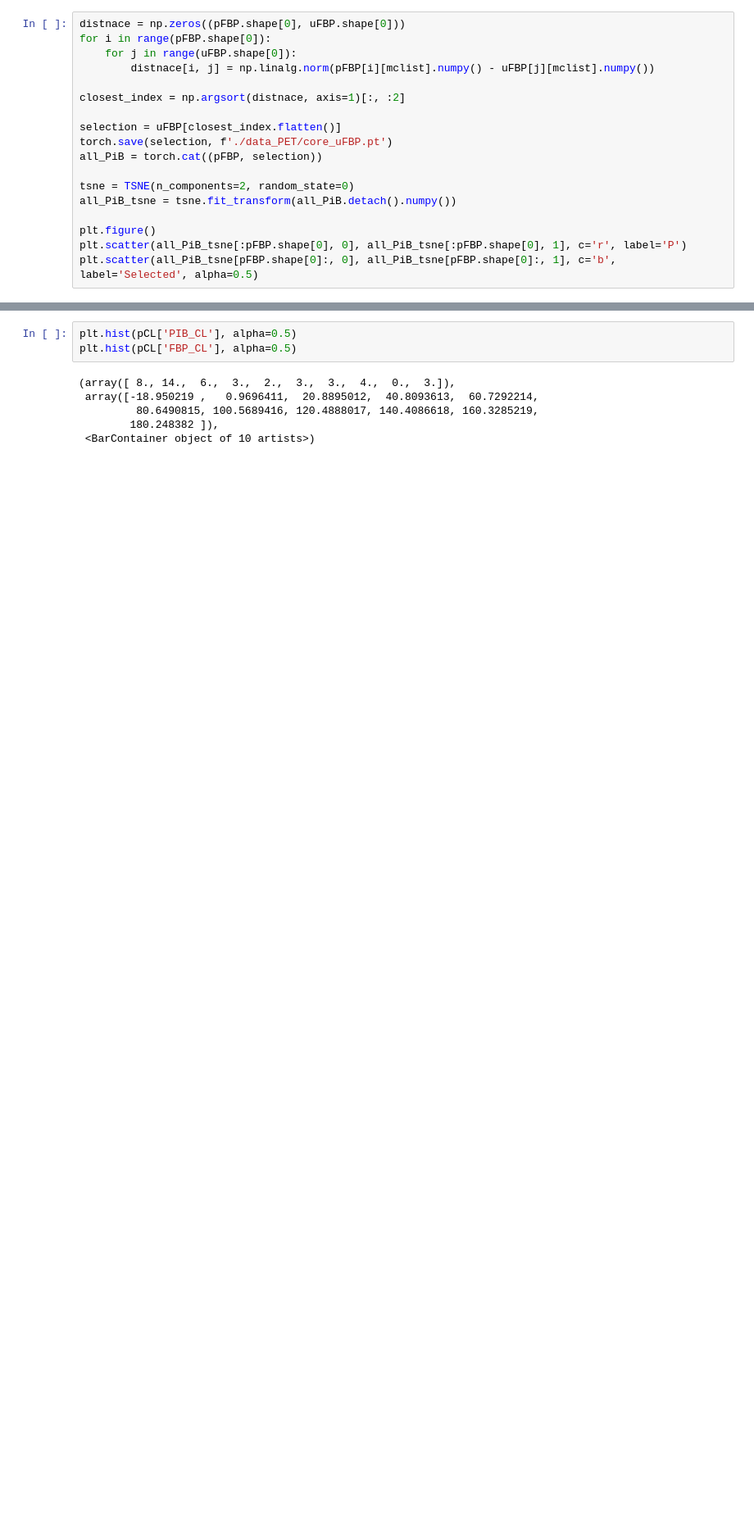
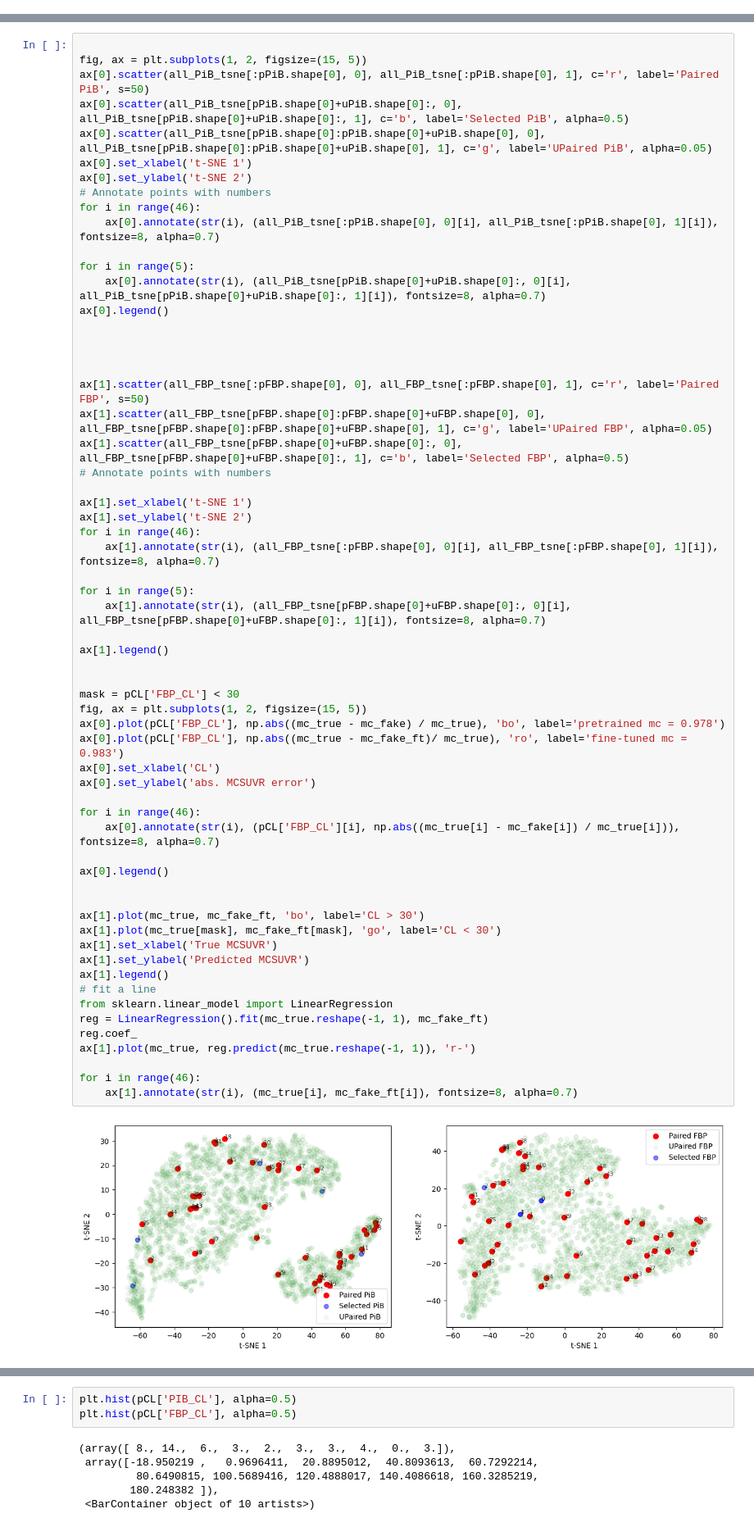
Before and after one commit to SoloChe/PET_cycleGAN, a Jupyter notebook: PET_interpretation.ipynb, the cells around one changed output, grey strips where cells are left out. Shown: that part at 82% size. Saved outputs shown, nothing was run; the diff lists cells and outputs as text; blank space fills up the shorter version.

```diff
--- a/PET_interpretation.ipynb
+++ b/PET_interpretation.ipynb
@@ -187,18 +165,0 @@ plt.scatter(all_PiB_tsne[pPiB.shape[0]:, 0], all_PiB_tsne[pPiB.shape[0]:, 1], c=
-# %%
-distnace = np.zeros((pFBP.shape[0], uFBP.shape[0]))
-for i in range(pFBP.shape[0]):
-    for j in range(uFBP.shape[0]):
-        distnace[i, j] = np.linalg.norm(pFBP[i][mclist].numpy() - uFBP[j][mclist].numpy())
-
-closest_index = np.argsort(distnace, axis=1)[:, :2]
-
-selection = uFBP[closest_index.flatten()]
-torch.save(selection, f'./data_PET/core_uFBP.pt')
-all_PiB = torch.cat((pFBP, selection))
-
-tsne = TSNE(n_components=2, random_state=0)
-all_PiB_tsne = tsne.fit_transform(all_PiB.detach().numpy())
-
-plt.figure()
-plt.scatter(all_PiB_tsne[:pFBP.shape[0], 0], all_PiB_tsne[:pFBP.shape[0], 1], c='r', label='P')
-plt.scatter(all_PiB_tsne[pFBP.shape[0]:, 0], all_PiB_tsne[pFBP.shape[0]:, 1], c='b', label='Selected', alpha=0.5)
@@ -234,0 +166,63 @@ print(cor_ft)
+# %%
+
+fig, ax = plt.subplots(1, 2, figsize=(15, 5))
+ax[0].scatter(all_PiB_tsne[:pPiB.shape[0], 0], all_PiB_tsne[:pPiB.shape[0], 1], c='r', label='Paired PiB', s=50)
+ax[0].scatter(all_PiB_tsne[pPiB.shape[0]+uPiB.shape[0]:, 0], all_PiB_tsne[pPiB.shape[0]+uPiB.shape[0]:, 1], c='b', label='Selected PiB', alpha=0.5)
+ax[0].scatter(all_PiB_tsne[pPiB.shape[0]:pPiB.shape[0]+uPiB.shape[0], 0], all_PiB_tsne[pPiB.shape[0]:pPiB.shape[0]+uPiB.shape[0], 1], c='g', label='UPaired PiB', alpha=0.05)
+ax[0].set_xlabel('t-SNE 1')
+ax[0].set_ylabel('t-SNE 2')
+# Annotate points with numbers
+for i in range(46):
+    ax[0].annotate(str(i), (all_PiB_tsne[:pPiB.shape[0], 0][i], all_PiB_tsne[:pPiB.shape[0], 1][i]), fontsize=8, alpha=0.7)
+
+for i in range(5):
+    ax[0].annotate(str(i), (all_PiB_tsne[pPiB.shape[0]+uPiB.shape[0]:, 0][i], all_PiB_tsne[pPiB.shape[0]+uPiB.shape[0]:, 1][i]), fontsize=8, alpha=0.7)
+ax[0].legend()
+
+
+
+
+ax[1].scatter(all_FBP_tsne[:pFBP.shape[0], 0], all_FBP_tsne[:pFBP.shape[0], 1], c='r', label='Paired FBP', s=50)
+ax[1].scatter(all_FBP_tsne[pFBP.shape[0]:pFBP.shape[0]+uFBP.shape[0], 0], all_FBP_tsne[pFBP.shape[0]:pFBP.shape[0]+uFBP.shape[0], 1], c='g', label='UPaired FBP', alpha=0.05)
+ax[1].scatter(all_FBP_tsne[pFBP.shape[0]+uFBP.shape[0]:, 0], all_FBP_tsne[pFBP.shape[0]+uFBP.shape[0]:, 1], c='b', label='Selected FBP', alpha=0.5)
+# Annotate points with numbers
+
+ax[1].set_xlabel('t-SNE 1')
+ax[1].set_ylabel('t-SNE 2')
+for i in range(46):
+    ax[1].annotate(str(i), (all_FBP_tsne[:pFBP.shape[0], 0][i], all_FBP_tsne[:pFBP.shape[0], 1][i]), fontsize=8, alpha=0.7)
+
+for i in range(5):
+    ax[1].annotate(str(i), (all_FBP_tsne[pFBP.shape[0]+uFBP.shape[0]:, 0][i], all_FBP_tsne[pFBP.shape[0]+uFBP.shape[0]:, 1][i]), fontsize=8, alpha=0.7)
+
+ax[1].legend()
+
+
+mask = pCL['FBP_CL'] < 30
+fig, ax = plt.subplots(1, 2, figsize=(15, 5))
+ax[0].plot(pCL['FBP_CL'], np.abs((mc_true - mc_fake) / mc_true), 'bo', label='pretrained mc = 0.978')
+ax[0].plot(pCL['FBP_CL'], np.abs((mc_true - mc_fake_ft)/ mc_true), 'ro', label='fine-tuned mc = 0.983')
+ax[0].set_xlabel('CL')
+ax[0].set_ylabel('abs. MCSUVR error')
+
+for i in range(46):
+    ax[0].annotate(str(i), (pCL['FBP_CL'][i], np.abs((mc_true[i] - mc_fake[i]) / mc_true[i])), fontsize=8, alpha=0.7)
+
+ax[0].legend()
+
+
+ax[1].plot(mc_true, mc_fake_ft, 'bo', label='CL > 30')
+ax[1].plot(mc_true[mask], mc_fake_ft[mask], 'go', label='CL < 30')
+ax[1].set_xlabel('True MCSUVR')
+ax[1].set_ylabel('Predicted MCSUVR')
+ax[1].legend()
+# fit a line
+from sklearn.linear_model import LinearRegression
+reg = LinearRegression().fit(mc_true.reshape(-1, 1), mc_fake_ft)
+reg.coef_
+ax[1].plot(mc_true, reg.predict(mc_true.reshape(-1, 1)), 'r-')
+
+for i in range(46):
+    ax[1].annotate(str(i), (mc_true[i], mc_fake_ft[i]), fontsize=8, alpha=0.7)
+# %% [output]
+[figure, added]
```
Also changed, not shown: parts of 12 cells of this notebook, 8 other files.
